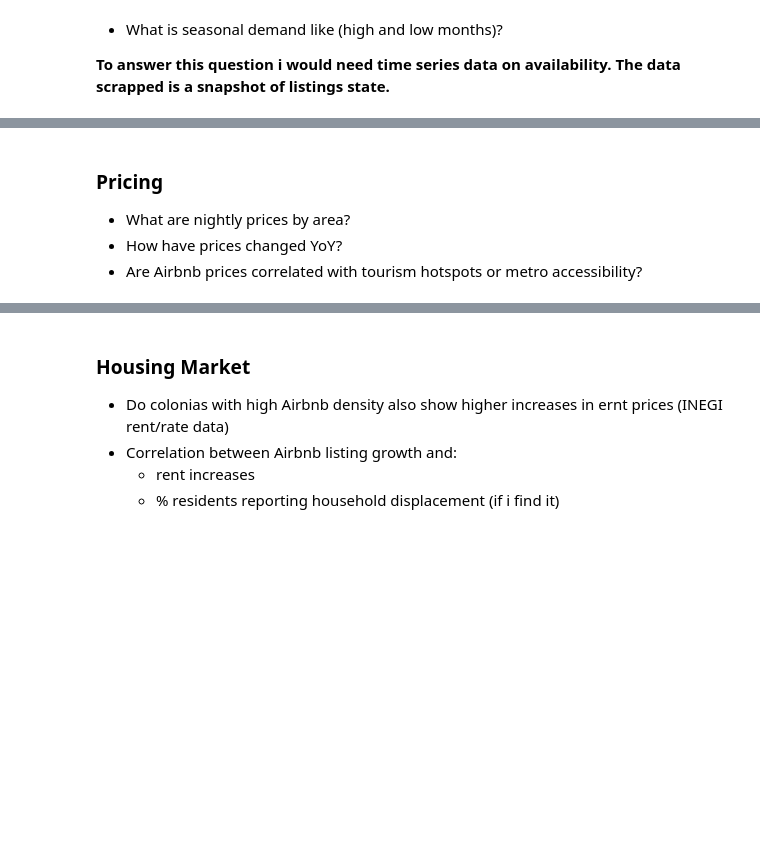
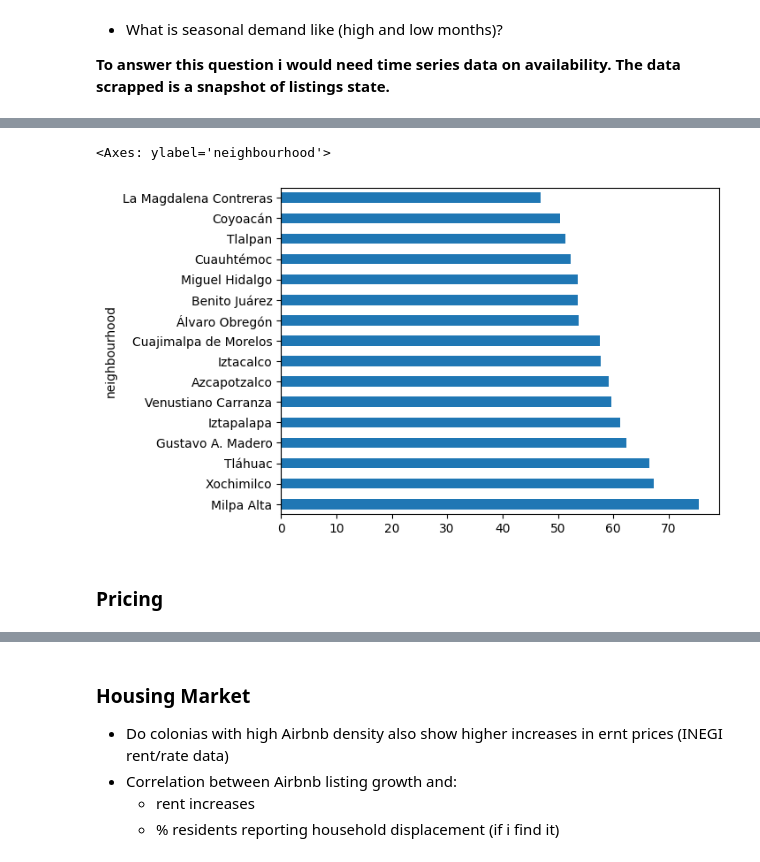
Before and after one commit to EdgarHTT/Airbnb_CDMX_EDA, a Jupyter notebook: Airbnb_CDMX_EDA.ipynb, the cells around one changed output, grey strips where cells are left out. Cells and saved outputs as stored; diff of their text form; code cells hidden in the pictures; blank space fills up the shorter version.

```diff
--- a/Airbnb_CDMX_EDA.ipynb
+++ b/Airbnb_CDMX_EDA.ipynb
@@ -397,5 +452,7 @@ listings.groupby("neighbourhood").estimated_occupancy_l365d.mean().sort_values()
+# %%
+listings.groupby("neighbourhood").availability_90.mean().sort_values(ascending=False).plot.barh()
+# %% [output]
+<Axes: ylabel='neighbourhood'>
+[figure, added]
 # %% [markdown]
 ### **Pricing**
-- What are nightly prices by area?
-- How have prices changed YoY?
-- Are Airbnb prices correlated with tourism hotspots or metro accessibility?
```
Also changed, not shown: parts of 17 cells of this notebook.
